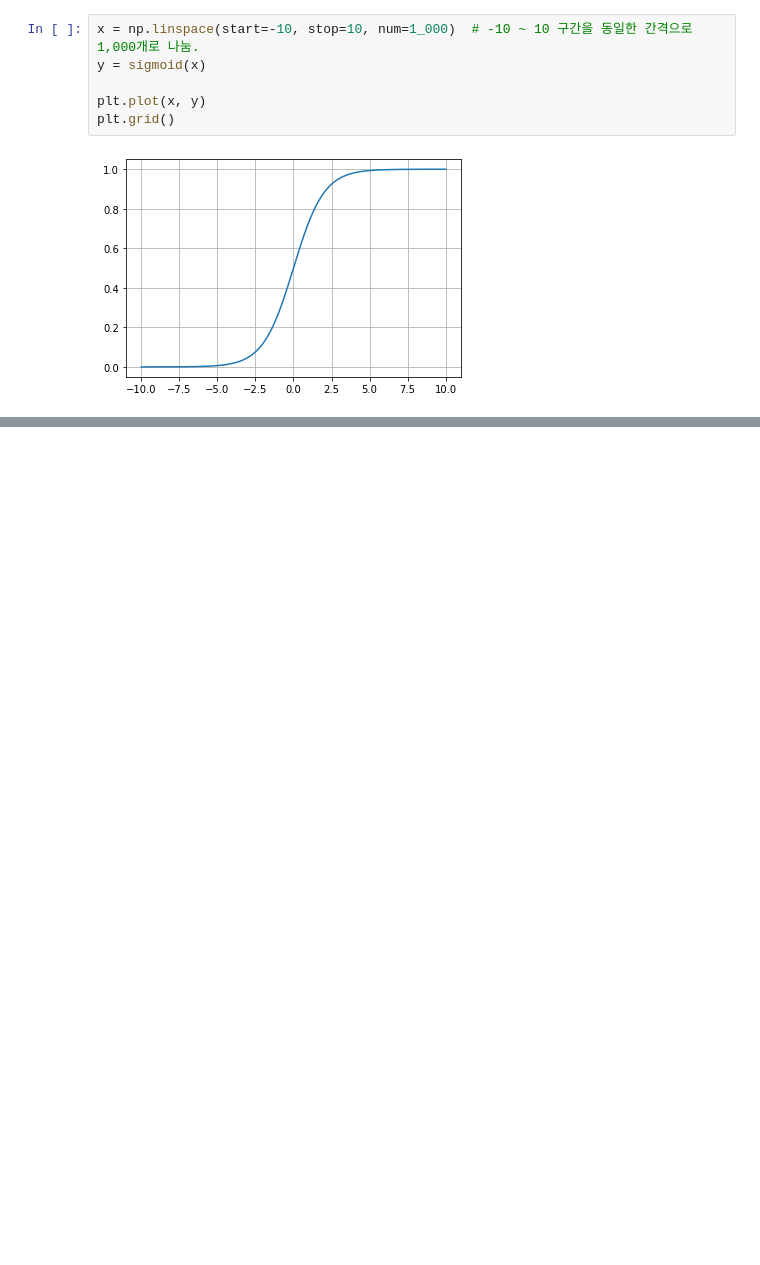
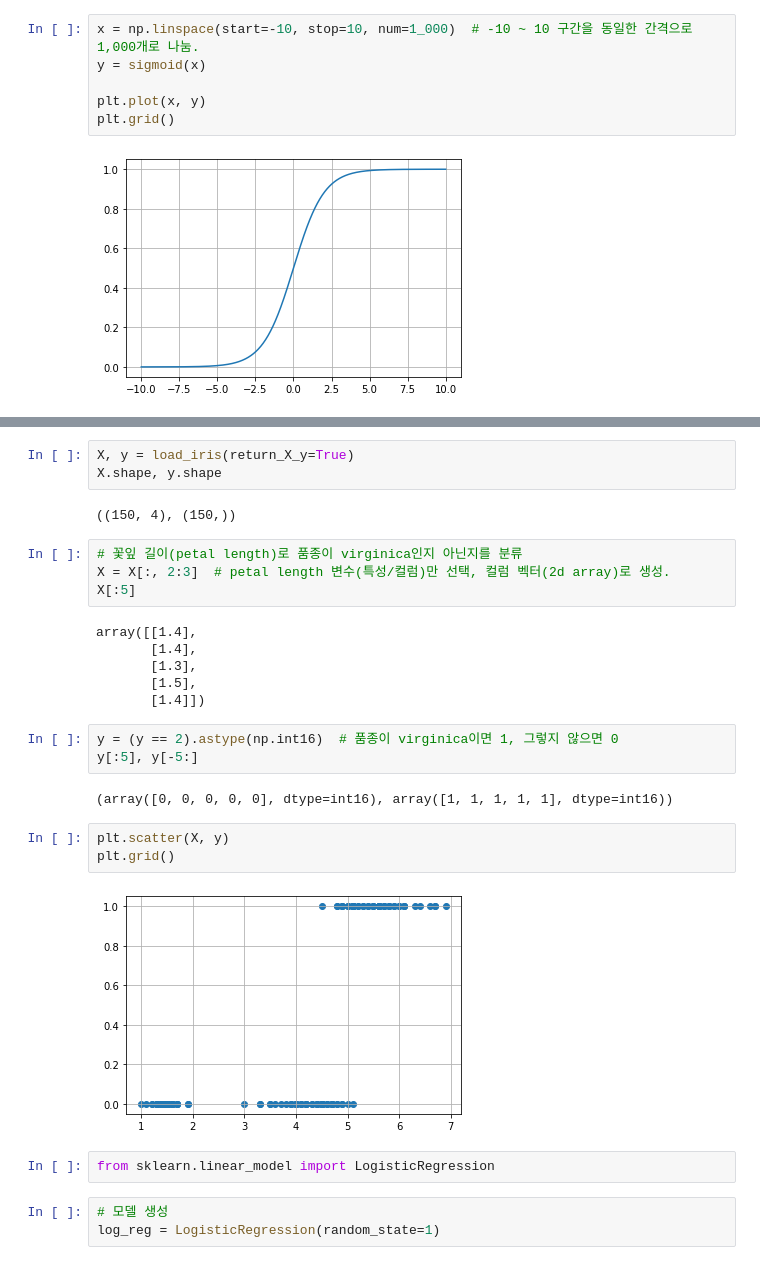
Before and after one commit to JakeOh/202007_itw_bd18, a Jupyter notebook: lab_ml/ml06_logistic_regression.ipynb, the cells around one changed output, grey strips where cells are left out. Cells and saved outputs as stored; diff of their text form; blank space fills up the shorter version.

```diff
--- a/lab_ml/ml06_logistic_regression.ipynb
+++ b/lab_ml/ml06_logistic_regression.ipynb
@@ -18,0 +51,30 @@ plt.grid()
+# %%
+X, y = load_iris(return_X_y=True)
+X.shape, y.shape
+# %% [output]
+((150, 4), (150,))
+# %%
+# 꽃잎 길이(petal length)로 품종이 virginica인지 아닌지를 분류
+X = X[:, 2:3]  # petal length 변수(특성/컬럼)만 선택, 컬럼 벡터(2d array)로 생성.
+X[:5]
+# %% [output]
+array([[1.4],
+       [1.4],
+       [1.3],
+       [1.5],
+       [1.4]])
+# %%
+y = (y == 2).astype(np.int16)  # 품종이 virginica이면 1, 그렇지 않으면 0
+y[:5], y[-5:]
+# %% [output]
+(array([0, 0, 0, 0, 0], dtype=int16), array([1, 1, 1, 1, 1], dtype=int16))
+# %%
+plt.scatter(X, y)
+plt.grid()
+# %% [output]
+[figure, added]
+# %%
+from sklearn.linear_model import LogisticRegression
+# %%
+# 모델 생성
+log_reg = LogisticRegression(random_state=1)
```
Also changed, not shown: parts of 10 cells of this notebook.
